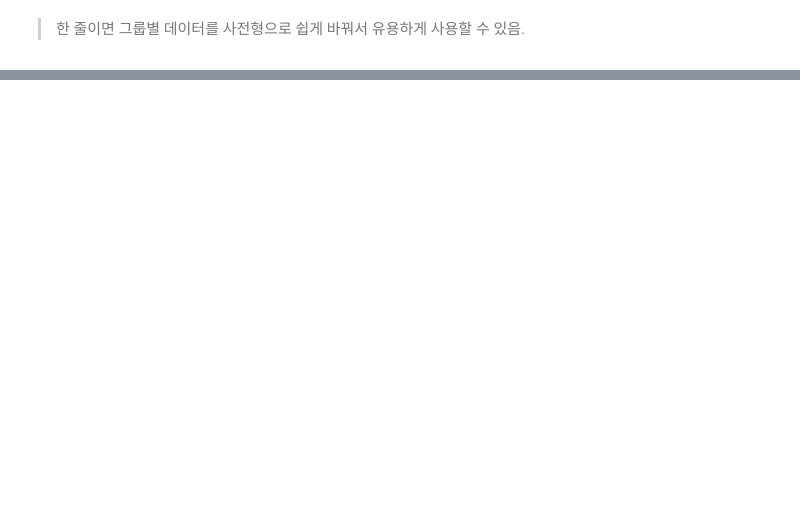
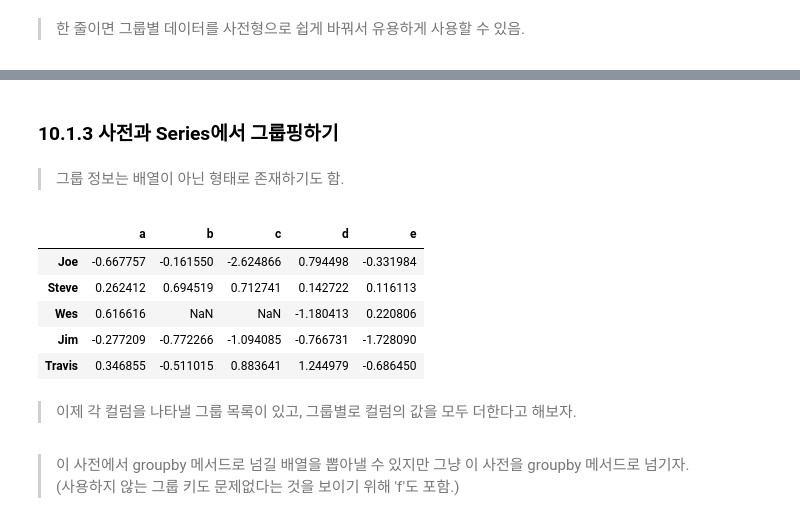
Before and after one commit to gusdn5656/python-basic, a Jupyter notebook: Python for Data Analysis/Chapter 10 데이터 집게와 그룹 연산.ipynb, the cells around one changed output, grey strips where cells are left out. Saved outputs shown, nothing was run; the diff lists cells and outputs as text; code cells hidden in the pictures; blank space fills up the shorter version.

```diff
--- a/Python for Data Analysis/Chapter 10 데이터 집게와 그룹 연산.ipynb
+++ b/Python for Data Analysis/Chapter 10 데이터 집게와 그룹 연산.ipynb
@@ -163,0 +257,21 @@ pieces['b']
+# %% [markdown]
+### 10.1.3 사전과 Series에서 그룹핑하기
+# %% [markdown]
+> 그룹 정보는 배열이 아닌 형태로 존재하기도 함.
+# %%
+people = pd.DataFrame(np.random.randn(5,5),
+                      columns = list('abcde'),
+                      index = ['Joe', 'Steve', 'Wes', 'Jim', 'Travis'])
+
+people.iloc[2:3, [1,2]] = np.nan  # nan 값을 추가
+
+people
+# %% [output]
+|  | a | b | c | d | e |
+| Joe | -0.667757 | -0.161550 | -2.624866 | 0.794498 | -0.331984 |
+| Steve | 0.262412 | 0.694519 | 0.712741 | 0.142722 | 0.116113 |
+| Wes | 0.616616 | NaN | NaN | -1.180413 | 0.220806 |
+| Jim | -0.277209 | -0.772266 | -1.094085 | -0.766731 | -1.728090 |
+| Travis | 0.346855 | -0.511015 | 0.883641 | 1.244979 | -0.686450 |
+# %% [markdown]
+> 이제 각 컬럼을 나타낼 그룹 목록이 있고, 그룹별로 컬럼의 값을 모두 더한다고 해보자.
@@ -163,0 +285,3 @@ pieces['b']
+# %% [markdown]
+> 이 사전에서 groupby 메서드로 넘길 배열을 뽑아낼 수 있지만 그냥 이 사전을 groupby 메서드로 넘기자.
+> (사용하지 않는 그룹 키도 문제없다는 것을 보이기 위해 'f'도 포함.)
```
Also changed, not shown: parts of 39 cells of this notebook.
